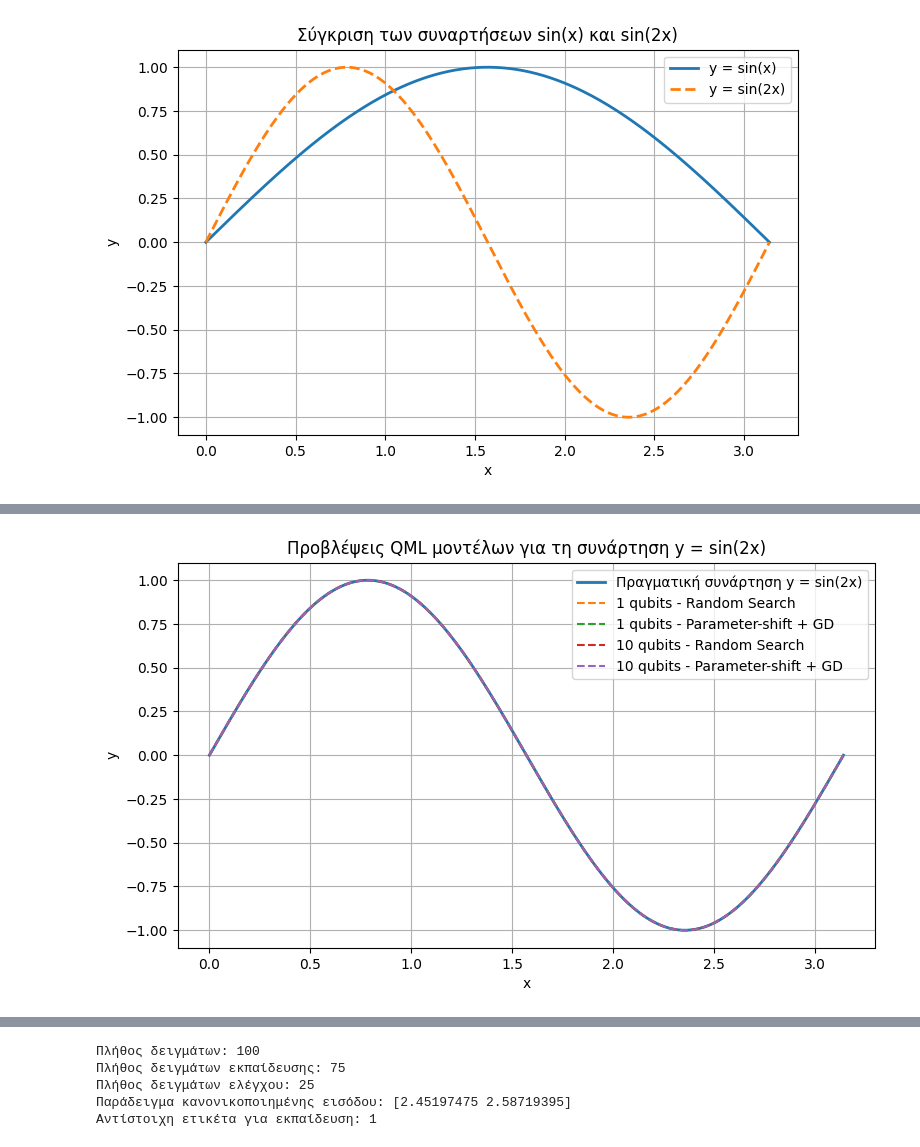
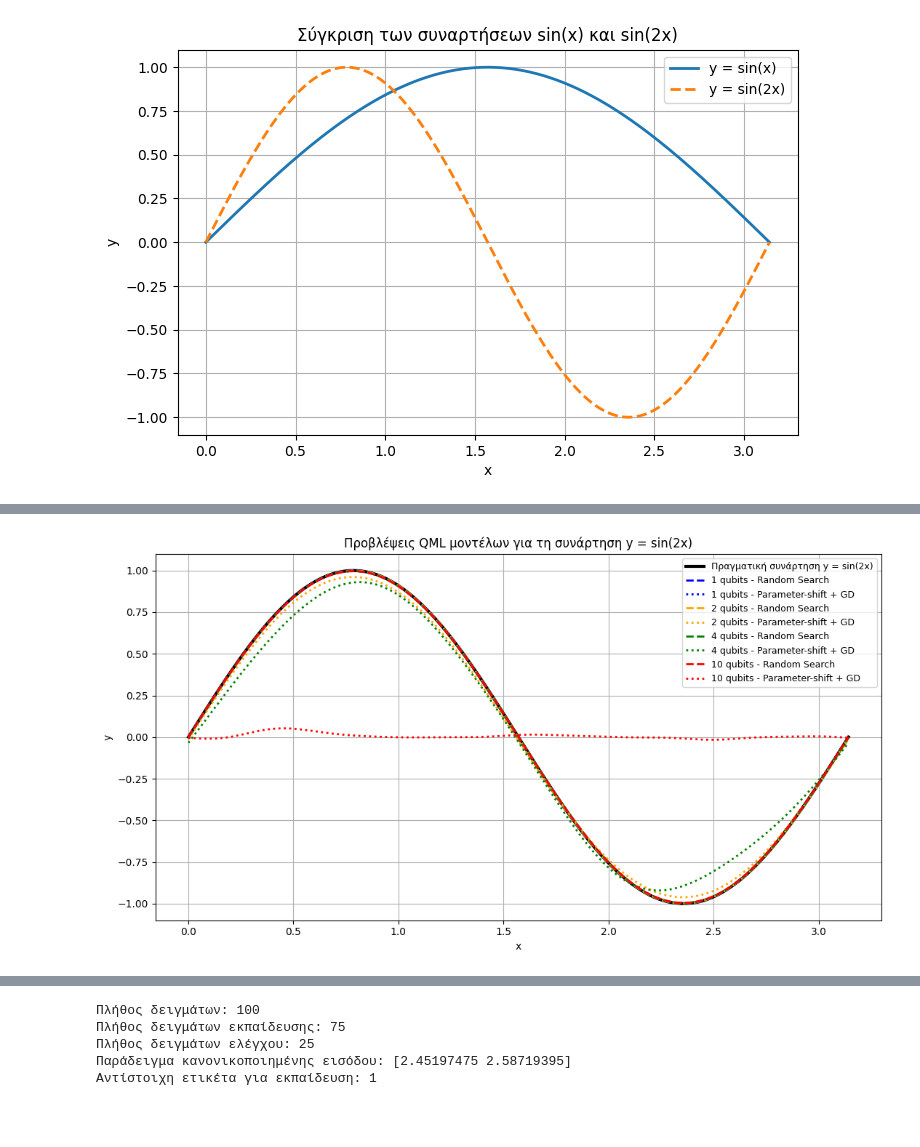
Before and after one commit to stefanos96/QML-Thesis, a Jupyter notebook: QML_thesis_code.ipynb, the cells around one changed output, grey strips where cells are left out. Saved outputs shown, nothing was run; the diff lists cells and outputs as text; code cells hidden in the pictures; blank space fills up the shorter version.

```diff
--- a/QML_thesis_code.ipynb
+++ b/QML_thesis_code.ipynb
@@ -1921,14 +2169,17 @@ plt.show()
 # %%
-#ΚΩΔΙΚΑΣ 5.4.2.4
+# ΚΩΔΙΚΑΣ 5.4.2.3 ΚΩΔΙΚΟΠΟΙΗΣΗ ΕΙΣΟΔΟΥ
 from qiskit import QuantumCircuit
 
 def encode_input(qc, x, n_qubits):
     """
     Κωδικοποίηση της εισόδου x στο κβαντικό κύκλωμα.
-    Η ίδια τιμή x εφαρμόζεται σε όλα τα qubits μέσω της πύλης Ry(x).
+    Η είσοδος μετασχηματίζεται μέσω της feature map φ(x)=2x
+    και εφαρμόζεται σε όλα τα qubits μέσω της πύλης Ry(2x).
     """
+    phi_x = 2 * x
+
     for q in range(n_qubits):
-        qc.ry(2*x, q)
+        qc.ry(phi_x, q)
 
     return qc
 # %%
@@ -2425,40 +2872,69 @@ Test loss Parameter-shift + GD: 2.5910289973415366e-09
 # %%
 # ΣΧΗΜΑ 5.4.4.1
-# Σύγκριση πραγματικής συνάρτησης και προβλέψεων για το πρόβλημα y = sin(2x)
+# Σύγκριση πραγματικής συνάρτησης και προβλέψεων για όλα τα QML μοντέλα
+# στο πρόβλημα y = sin(2x)
 
 x_plot = np.linspace(0, np.pi, 300)
 y_true_plot = np.sin(2 * x_plot)
 
-plt.figure(figsize=(9, 5))
+plt.figure(figsize=(11, 6))
 
-plt.plot(x_plot, y_true_plot, label="Πραγματική συνάρτηση y = sin(2x)", linewidth=2)
+# Πραγματική συνάρτηση
+plt.plot(
+    x_plot,
+    y_true_plot,
+    color="black",
+    linewidth=3,
+    label="Πραγματική συνάρτηση y = sin(2x)"
+)
 
-# Επιλεγμένες προβλέψεις για να μη γεμίσει το γράφημα
-selected_models = [
-    (1, "random_search"),
-    (1, "parameter_shift_gd"),
-    (10, "random_search"),
-    (10, "parameter_shift_gd")
-]
+# Χρώματα για κάθε πλήθος qubits
+qubit_colors = {
+    1: "blue",
+    2: "orange",
+    4: "green",
+    10: "red"
+}
 
-for n_qubits, method in selected_models:
-    params = results_regression[(n_qubits, method)]["params"]
-    y_pred_plot = predict_model(params, x_plot, n_qubits)
+# Όλα τα μοντέλα
+for n_qubits in [1, 2, 4, 10]:
 
-    if method == "random_search":
-        label = str(n_qubits) + " qubits - Random Search"
-    else:
-        label = str(n_qubits) + " qubits - Parameter-shift + GD"
+    color = qubit_colors[n_qubits]
 
-    plt.plot(x_plot, y_pred_plot, linestyle="--", label=label)
+    # Random Search
+    params_rs = results_regression[(n_qubits, "random_search")]["params"]
+    y_pred_rs = predict_model(params_rs, x_plot, n_qubits)
+
+    plt.plot(
+        x_plot,
+        y_pred_rs,
+        color=color,
+        linestyle="--",
+        linewidth=2,
+        label=f"{n_qubits} qubits - Random Search"
+    )
+
+    # Parameter-shift + Gradient Descent
+    params_gd = results_regression[(n_qubits, "parameter_shift_gd")]["params"]
+    y_pred_gd = predict_model(params_gd, x_plot, n_qubits)
+
+    plt.plot(
+        x_plot,
+        y_pred_gd,
+        color=color,
+        linestyle=":",
+        linewidth=2,
+        label=f"{n_qubits} qubits - Parameter-shift + GD"
+    )
 
 plt.xlabel("x")
 plt.ylabel("y")
 plt.title("Προβλέψεις QML μοντέλων για τη συνάρτηση y = sin(2x)")
-plt.legend()
+plt.legend(fontsize=9)
 plt.grid(True)
+plt.tight_layout()
 plt.show()
 # %% [output]
-[figure, old version]
+[figure, new version]
 # %%
 # ΣΧΗΜΑ 5.4.4.2
```
Also changed, not shown: parts of 33 cells of this notebook.
